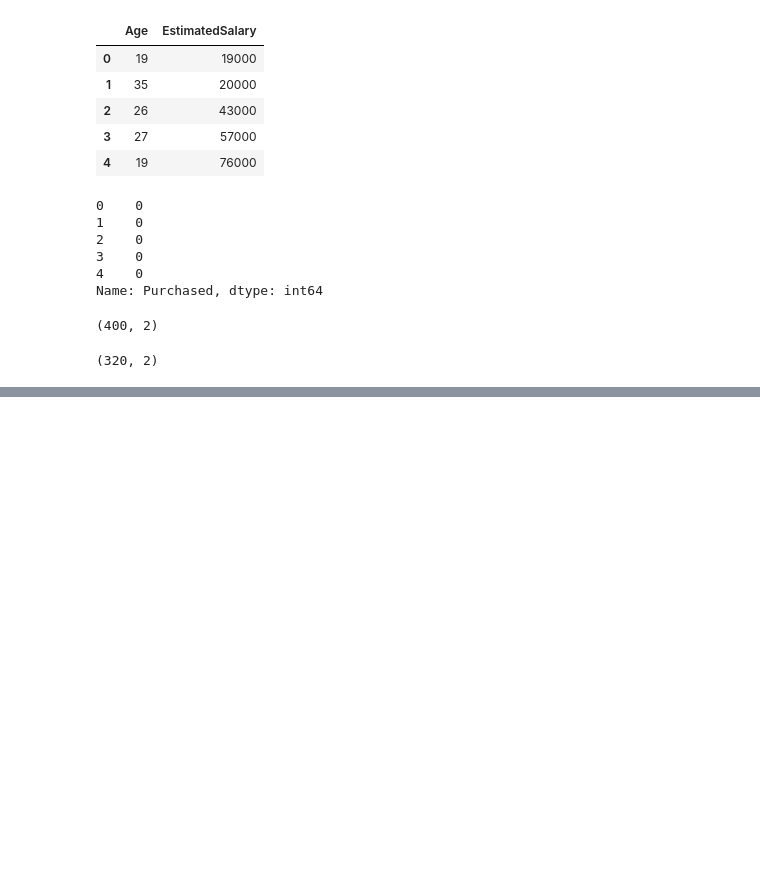
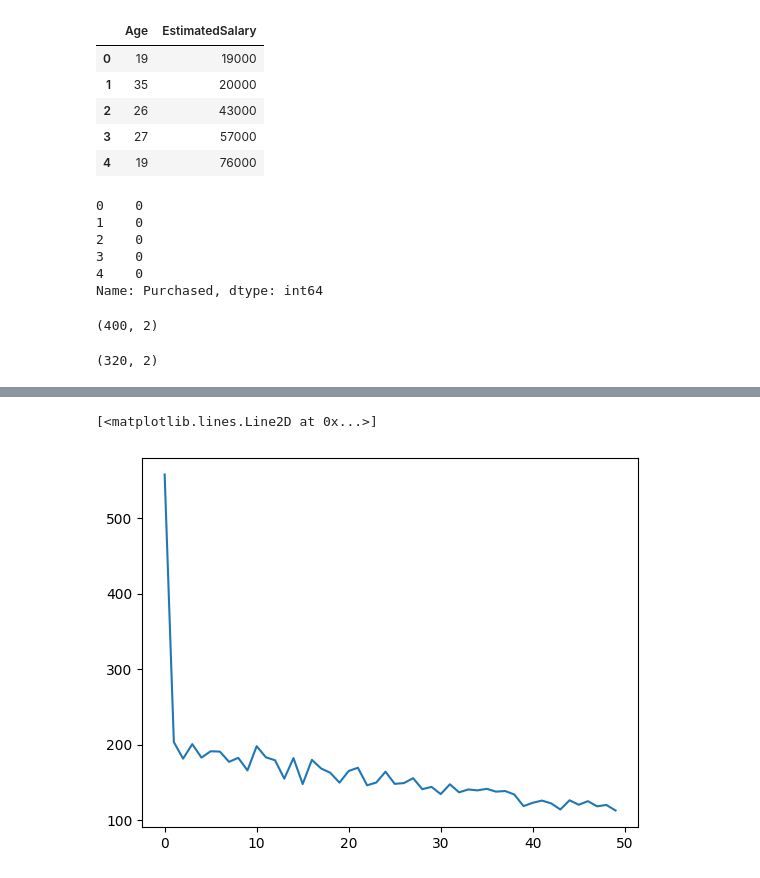
Before and after one commit to rkmaurya93049/ML_Work, a Jupyter notebook: batch-vs-stochasic-gd.ipynb, the cells around one changed output, grey strips where cells are left out. Saved outputs shown, nothing was run; the diff lists cells and outputs as text; code cells hidden in the pictures; blank space fills up the shorter version.

Commit message:
Kaggle Notebook | Batch_vs_stochasic_GD | Version 3

```diff
--- a/batch-vs-stochasic-gd.ipynb
+++ b/batch-vs-stochasic-gd.ipynb
@@ -92,0 +93,6 @@ E0000 00:00:1755020898.186576      13 cuda_blas.cc:1418] Unable to register cuBL
+# %%
+model=Sequential()
+
+model.add(Dense(10,activation='relu',input_dim=2))
+model.add(Dense(10,activation='relu'))
+model.add(Dense(1,activation='sigmoid'))
@@ -92,0 +119,6 @@ E0000 00:00:1755020898.186576      13 cuda_blas.cc:1418] Unable to register cuBL
+# %%
+# Applying the Stochastic Gradient Descent
+model.compile(loss='binary_crossentropy',metrics=['accuracy'])
+start=time.time()
+history=model.fit(x_train,y_train,epochs=50,batch_size=1)
+print(time.time()-start)
@@ -92,0 +143,7 @@ E0000 00:00:1755020898.186576      13 cuda_blas.cc:1418] Unable to register cuBL
+# %%
+import matplotlib.pyplot as plt
+
+plt.plot(history.history['loss'])
+# %% [output]
+[<matplotlib.lines.Line2D at 0x...>]
+[figure, added]
```
Also changed, not shown: parts of 9 cells of this notebook.
